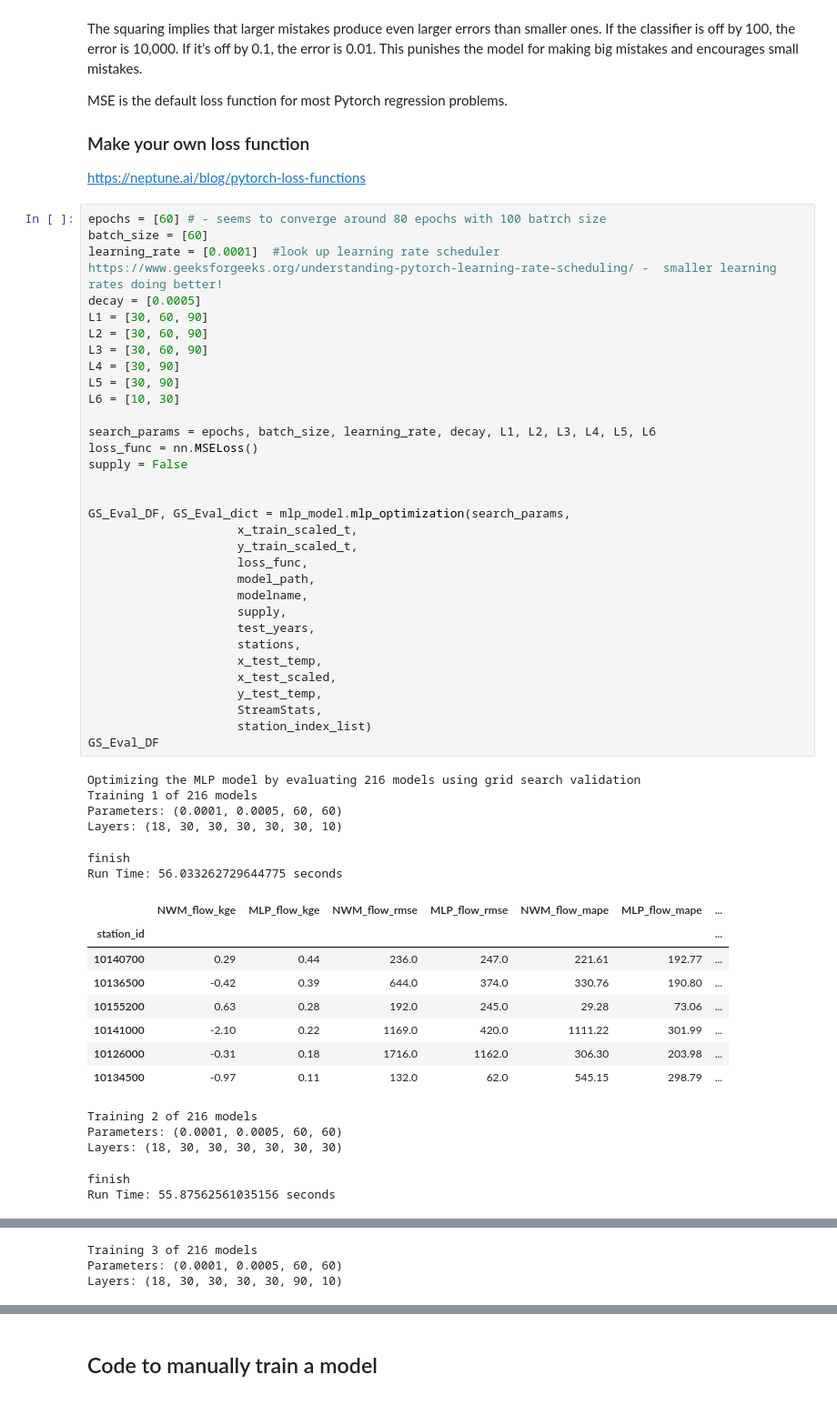
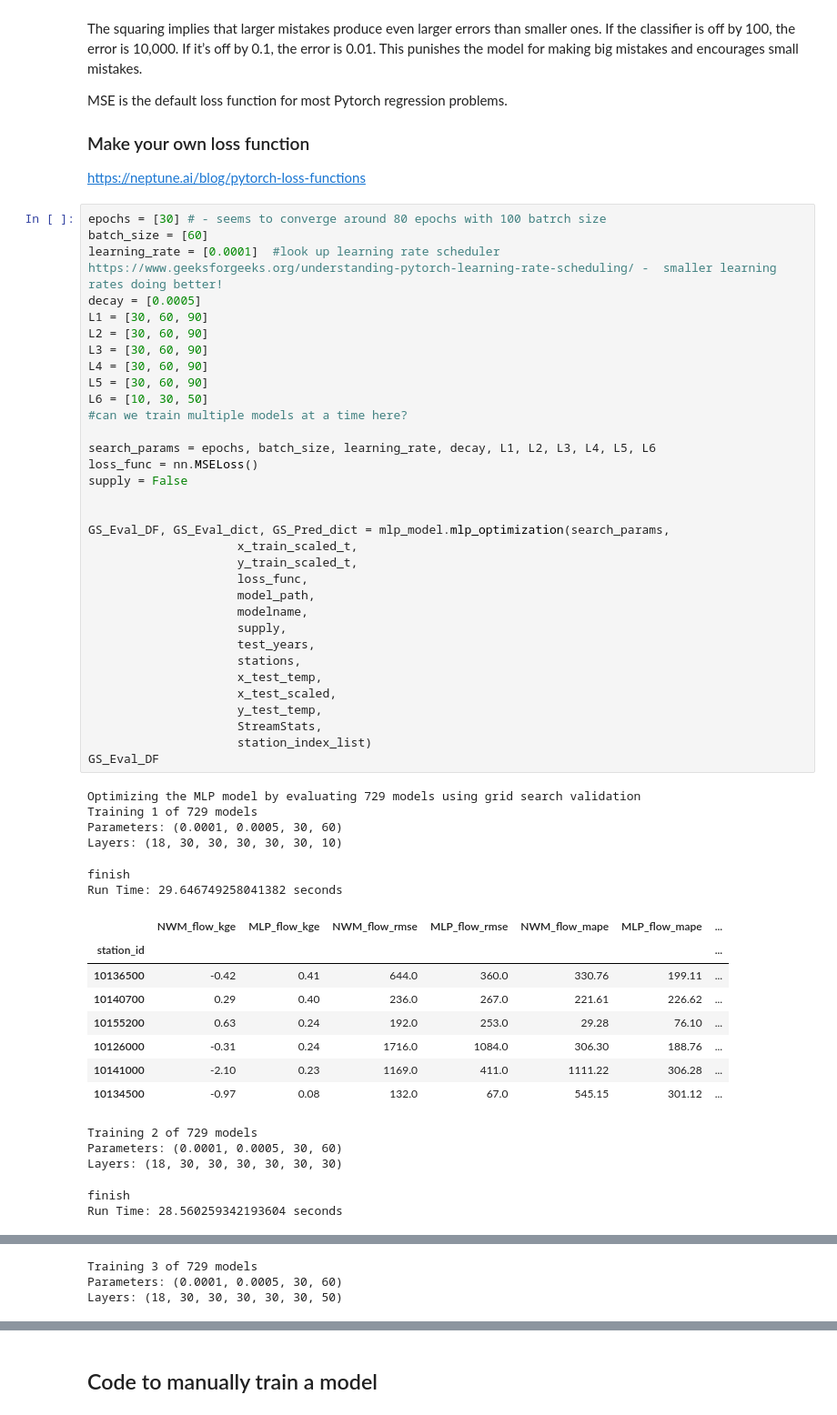
Before and after one commit to whitelightning450/NWM_ML, a Jupyter notebook: RJ/ModelDevelopment/mlp.ipynb, the cells around one changed output, grey strips where cells are left out. Shown: that part at 91% size. Drawn from its saved outputs; the diff is of its cells as text.

```diff
--- a/RJ/ModelDevelopment/mlp.ipynb
+++ b/RJ/ModelDevelopment/mlp.ipynb
@@ -180,56 +180,57 @@ MSE is the default loss function for most Pytorch regression problems.
 ### Make your own loss function
 https://neptune.ai/blog/pytorch-loss-functions
 # %%
-epochs = [60] # - seems to converge around 80 epochs with 100 batrch size
+epochs = [30] # - seems to converge around 80 epochs with 100 batrch size
 batch_size = [60]
 learning_rate = [0.0001]  #look up learning rate scheduler https://www.geeksforgeeks.org/understanding-pytorch-learning-rate-scheduling/ -  smaller learning rates doing better!
 decay = [0.0005]
 L1 = [30, 60, 90]
 L2 = [30, 60, 90]
 L3 = [30, 60, 90]
-L4 = [30, 90]
-L5 = [30, 90]
-L6 = [10, 30]
+L4 = [30, 60, 90]
+L5 = [30, 60, 90]
+L6 = [10, 30, 50]
+#can we train multiple models at a time here?
 
 search_params = epochs, batch_size, learning_rate, decay, L1, L2, L3, L4, L5, L6
 loss_func = nn.MSELoss()
 supply = False
 
 
-GS_Eval_DF, GS_Eval_dict = mlp_model.mlp_optimization(search_params,
+GS_Eval_DF, GS_Eval_dict, GS_Pred_dict = mlp_model.mlp_optimization(search_params,
                      x_train_scaled_t,
                      y_train_scaled_t,
                      loss_func,
                      model_path,
                      modelname,
                      supply,
                      test_years,
                      stations,
                      x_test_temp,
                      x_test_scaled,
                      y_test_temp,
                      StreamStats,
                      station_index_list)
 GS_Eval_DF
 # %% [output]
-Optimizing the MLP model by evaluating 216 models using grid search validation
-Training 1 of 216 models
-Parameters: (0.0001, 0.0005, 60, 60)
+Optimizing the MLP model by evaluating 729 models using grid search validation
+Training 1 of 729 models
+Parameters: (0.0001, 0.0005, 30, 60)
 Layers: (18, 30, 30, 30, 30, 30, 10)
 finish
-Run Time: 56.033262729644775 seconds
+Run Time: 29.646749258041382 seconds
 |  | NWM_flow_kge | MLP_flow_kge | NWM_flow_rmse | MLP_flow_rmse | NWM_flow_mape | MLP_flow_mape | ... |
 | station_id |  |  |  |  |  |  | ... |
-| 10140700 | 0.29 | 0.44 | 236.0 | 247.0 | 221.61 | 192.77 | ... |
-| 10136500 | -0.42 | 0.39 | 644.0 | 374.0 | 330.76 | 190.80 | ... |
-| 10155200 | 0.63 | 0.28 | 192.0 | 245.0 | 29.28 | 73.06 | ... |
-| 10141000 | -2.10 | 0.22 | 1169.0 | 420.0 | 1111.22 | 301.99 | ... |
-| 10126000 | -0.31 | 0.18 | 1716.0 | 1162.0 | 306.30 | 203.98 | ... |
-| 10134500 | -0.97 | 0.11 | 132.0 | 62.0 | 545.15 | 298.79 | ... |
+| 10136500 | -0.42 | 0.41 | 644.0 | 360.0 | 330.76 | 199.11 | ... |
+| 10140700 | 0.29 | 0.40 | 236.0 | 267.0 | 221.61 | 226.62 | ... |
+| 10155200 | 0.63 | 0.24 | 192.0 | 253.0 | 29.28 | 76.10 | ... |
+| 10126000 | -0.31 | 0.24 | 1716.0 | 1084.0 | 306.30 | 188.76 | ... |
+| 10141000 | -2.10 | 0.23 | 1169.0 | 411.0 | 1111.22 | 306.28 | ... |
+| 10134500 | -0.97 | 0.08 | 132.0 | 67.0 | 545.15 | 301.12 | ... |
-Training 2 of 216 models
-Parameters: (0.0001, 0.0005, 60, 60)
+Training 2 of 729 models
+Parameters: (0.0001, 0.0005, 30, 60)
 Layers: (18, 30, 30, 30, 30, 30, 30)
 finish
-Run Time: 55.87562561035156 seconds
+Run Time: 28.560259342193604 seconds
 |  | NWM_flow_kge | MLP_flow_kge | NWM_flow_rmse | MLP_flow_rmse | NWM_flow_mape | MLP_flow_mape | ... |
 | station_id |  |  |  |  |  |  | ... |
@@ -242,3 +243,3 @@ Run Time: 55.87562561035156 seconds
-Training 3 of 216 models
-Parameters: (0.0001, 0.0005, 60, 60)
-Layers: (18, 30, 30, 30, 30, 90, 10)
+Training 3 of 729 models
+Parameters: (0.0001, 0.0005, 30, 60)
+Layers: (18, 30, 30, 30, 30, 30, 50)
```
Also changed, not shown: parts of 3 cells of this notebook, 11 other files.
